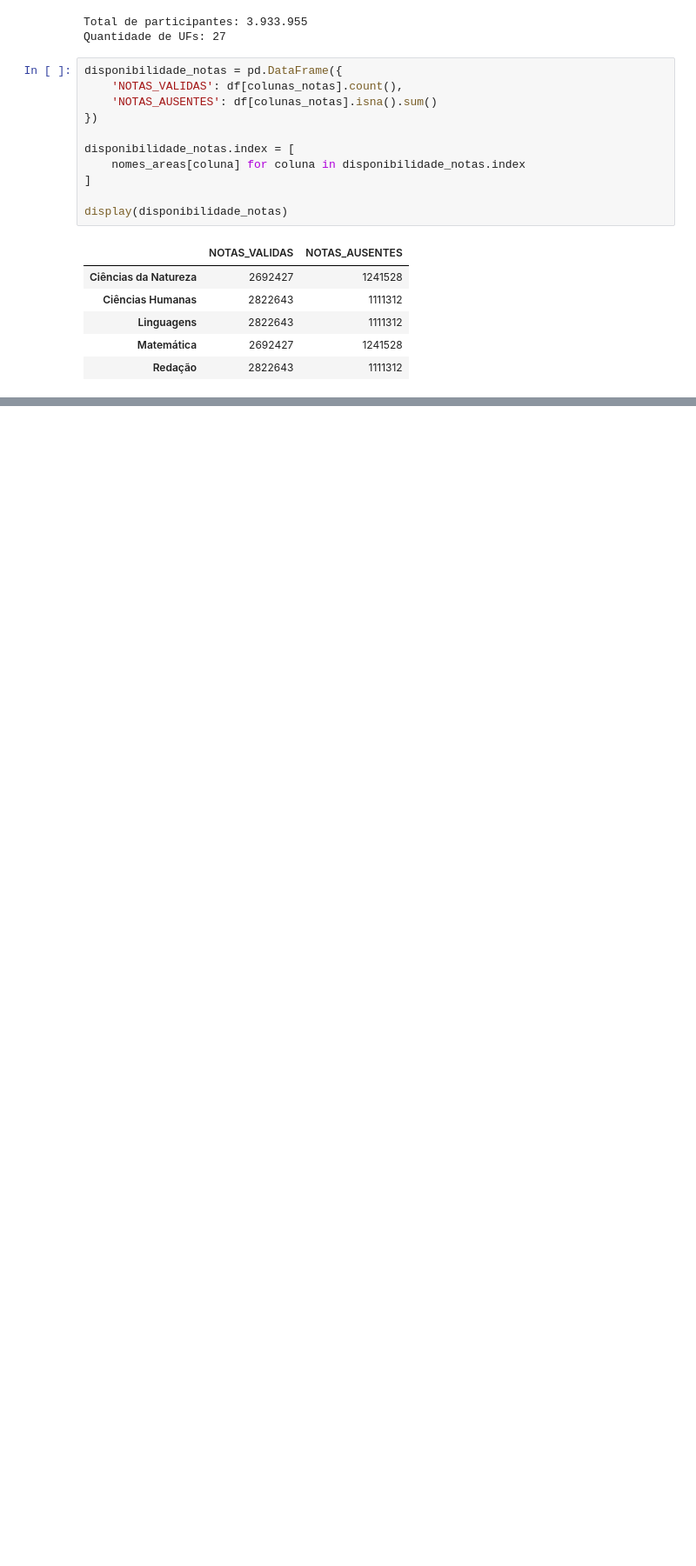
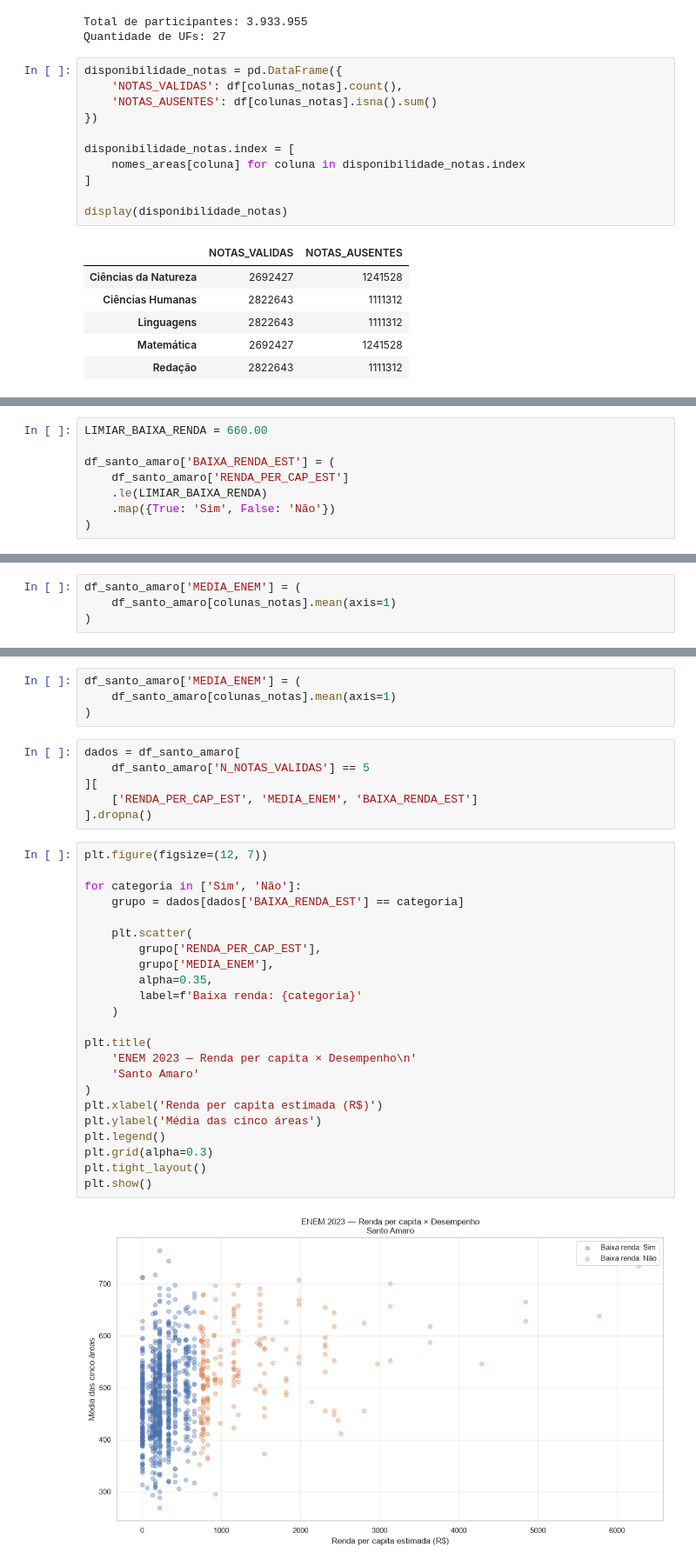
Before and after one commit to alexsilva75/analise_microdados_enem, a Jupyter notebook: analise_completa_2023.ipynb, the cells around one changed output, grey strips where cells are left out. Shown at 87% size. Saved outputs shown, nothing was run; the diff lists cells and outputs as text; blank space fills up the shorter version.

```diff
--- a/analise_completa_2023.ipynb
+++ b/analise_completa_2023.ipynb
@@ -729,0 +1092,8 @@ display(disponibilidade_notas)
+# %%
+LIMIAR_BAIXA_RENDA = 660.00
+
+df_santo_amaro['BAIXA_RENDA_EST'] = (
+    df_santo_amaro['RENDA_PER_CAP_EST']
+    .le(LIMIAR_BAIXA_RENDA)
+    .map({True: 'Sim', False: 'Não'})
+)
@@ -729,0 +1135,4 @@ display(disponibilidade_notas)
+# %%
+df_santo_amaro['MEDIA_ENEM'] = (
+    df_santo_amaro[colunas_notas].mean(axis=1)
+)
@@ -729,0 +1157,35 @@ display(disponibilidade_notas)
+# %%
+df_santo_amaro['MEDIA_ENEM'] = (
+    df_santo_amaro[colunas_notas].mean(axis=1)
+)
+# %%
+dados = df_santo_amaro[
+    df_santo_amaro['N_NOTAS_VALIDAS'] == 5
+][
+    ['RENDA_PER_CAP_EST', 'MEDIA_ENEM', 'BAIXA_RENDA_EST']
+].dropna()
+# %%
+plt.figure(figsize=(12, 7))
+
+for categoria in ['Sim', 'Não']:
+    grupo = dados[dados['BAIXA_RENDA_EST'] == categoria]
+
+    plt.scatter(
+        grupo['RENDA_PER_CAP_EST'],
+        grupo['MEDIA_ENEM'],
+        alpha=0.35,
+        label=f'Baixa renda: {categoria}'
+    )
+
+plt.title(
+    'ENEM 2023 — Renda per capita × Desempenho\n'
+    'Santo Amaro'
+)
+plt.xlabel('Renda per capita estimada (R$)')
+plt.ylabel('Média das cinco áreas')
+plt.legend()
+plt.grid(alpha=0.3)
+plt.tight_layout()
+plt.show()
+# %% [output]
+[figure, added]
```
Also changed, not shown: parts of 28 cells of this notebook.
